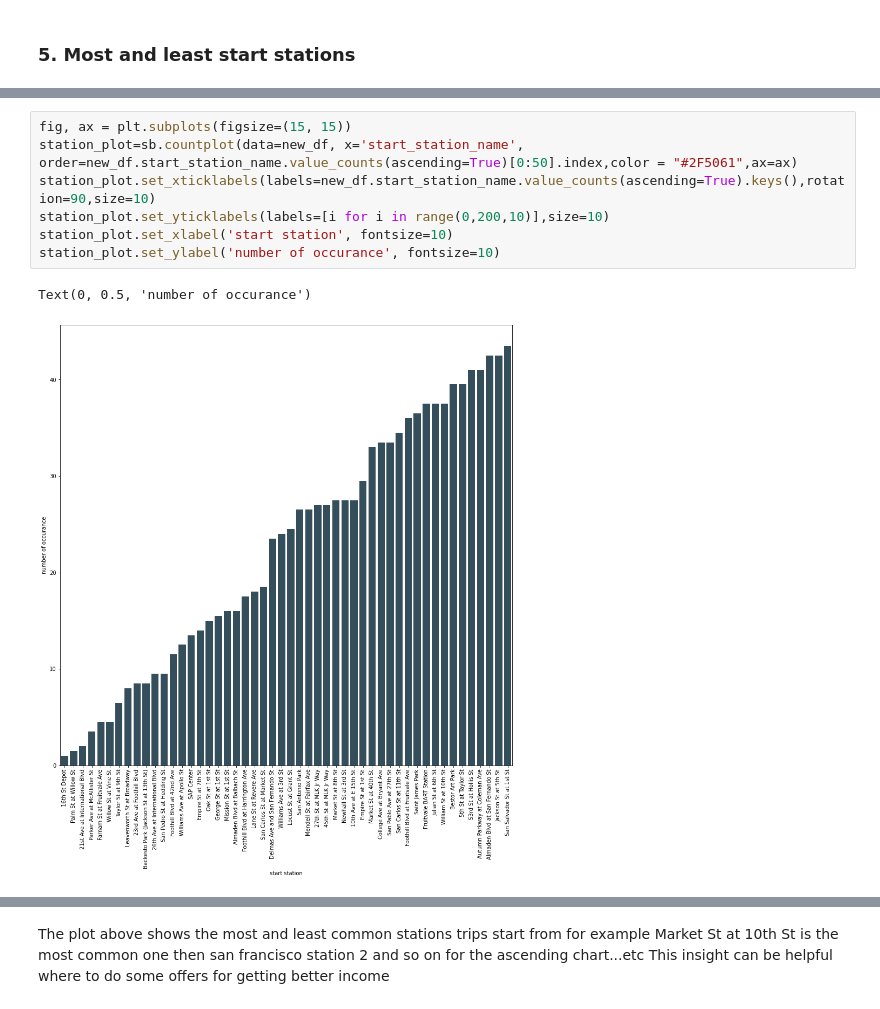
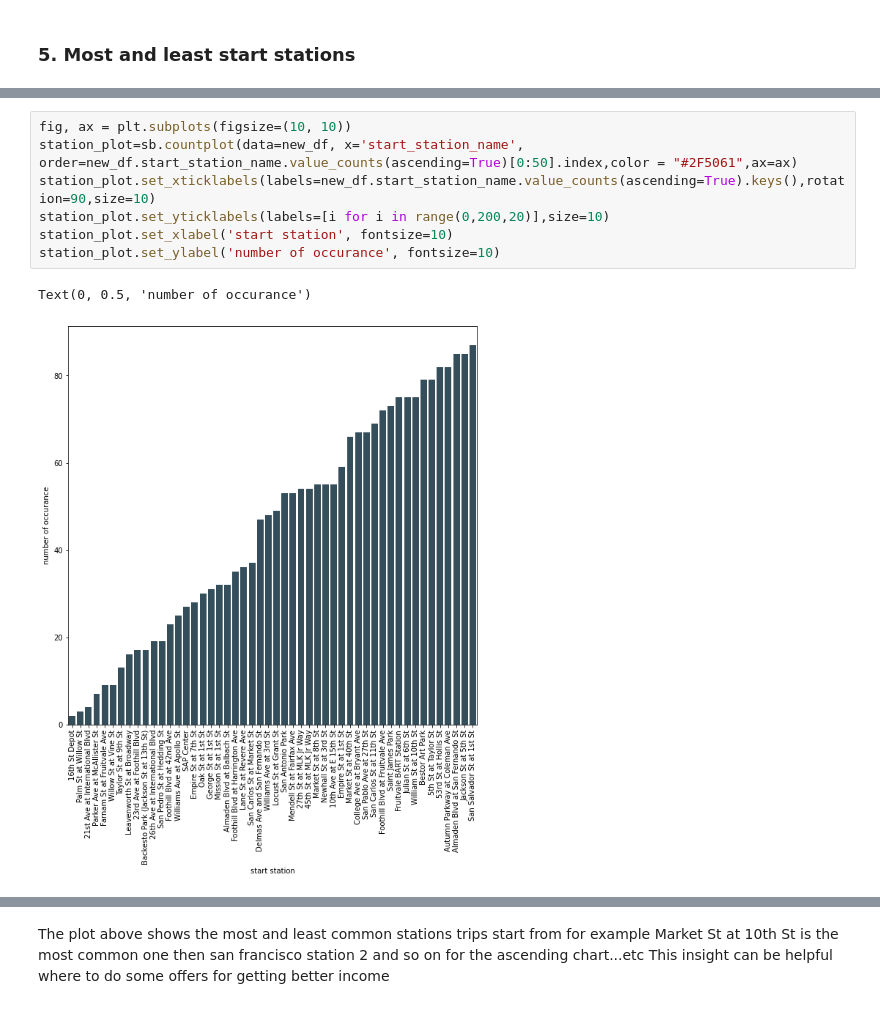
Before and after one commit to hagerElsehaimy/communicate-data-findings-FordGoBike, a Jupyter notebook: exploration_template.ipynb, the cells around one changed output, grey strips where cells are left out. Cells and saved outputs as stored; diff of their text form.

Commit message:
univariant exploration most and least start stations

```diff
--- a/exploration_template.ipynb
+++ b/exploration_template.ipynb
@@ -408,11 +408,11 @@ Text(0, 0.5, 'number of occurance')
 # %%
-fig, ax = plt.subplots(figsize=(15, 15))
+fig, ax = plt.subplots(figsize=(10, 10))
 station_plot=sb.countplot(data=new_df, x='start_station_name', order=new_df.start_station_name.value_counts(ascending=True)[0:50].index,color = "#2F5061",ax=ax)
 station_plot.set_xticklabels(labels=new_df.start_station_name.value_counts(ascending=True).keys(),rotation=90,size=10)
-station_plot.set_yticklabels(labels=[i for i in range(0,200,10)],size=10)
+station_plot.set_yticklabels(labels=[i for i in range(0,200,20)],size=10)
 station_plot.set_xlabel('start station', fontsize=10)
 station_plot.set_ylabel('number of occurance', fontsize=10)
 # %% [output]
 Text(0, 0.5, 'number of occurance')
-[figure, old version]
+[figure, new version]
 # %%
```
Also changed, not shown: parts of 2 cells of this notebook.
